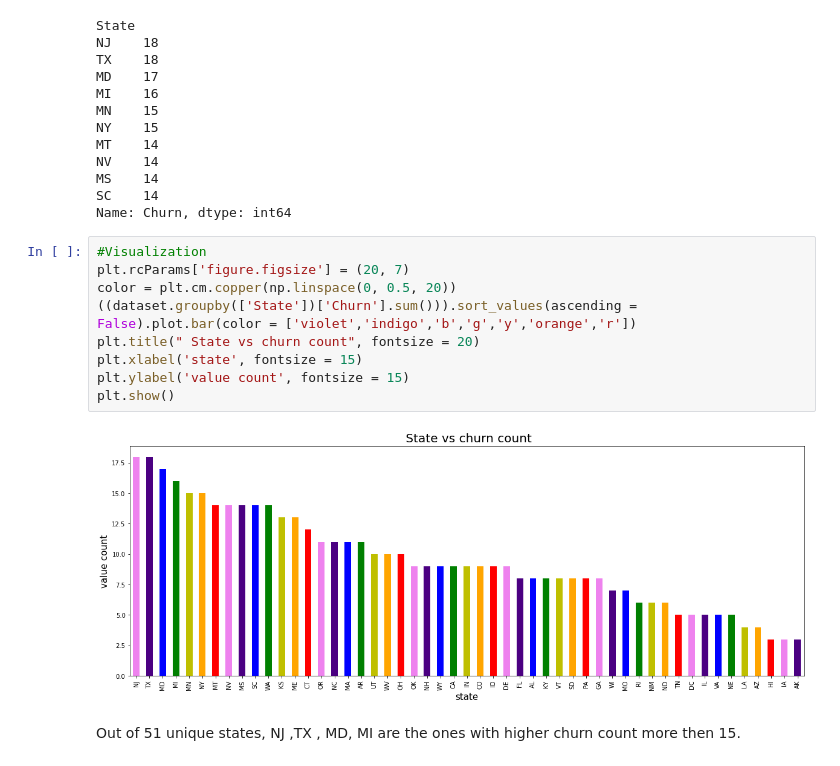
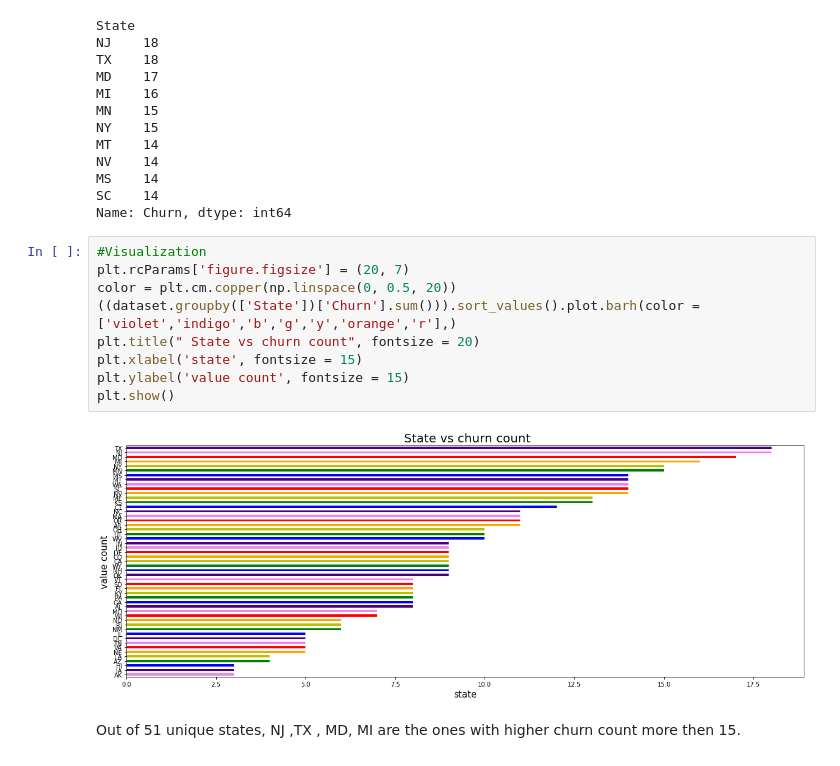
Before and after one commit to Turu594/Telecom_Churn_Analysis, a Jupyter notebook: Team_Note_book_Telecom_Churn_Analysis_Capstone_Project.ipynb, the cells around one changed output. Cells and saved outputs as stored; diff of their text form.

```diff
--- a/Team_Note_book_Telecom_Churn_Analysis_Capstone_Project.ipynb
+++ b/Team_Note_book_Telecom_Churn_Analysis_Capstone_Project.ipynb
@@ -299,14 +273,14 @@ Name: Churn, dtype: int64
 # %%
 #Visualization
 plt.rcParams['figure.figsize'] = (20, 7)
 color = plt.cm.copper(np.linspace(0, 0.5, 20))
-((dataset.groupby(['State'])['Churn'].sum())).sort_values(ascending = False).plot.bar(color = ['violet','indigo','b','g','y','orange','r'])
+((dataset.groupby(['State'])['Churn'].sum())).sort_values().plot.barh(color = ['violet','indigo','b','g','y','orange','r'],)
 plt.title(" State vs churn count", fontsize = 20)
 plt.xlabel('state', fontsize = 15)
 plt.ylabel('value count', fontsize = 15)
 plt.show()
 # %% [output]
-[figure, old version]
+[figure, new version]
 # %% [markdown]
   Out of 51 unique states, NJ ,TX , MD, MI are the ones with higher churn count more then 15.
 # %% [markdown]
```
Also changed, not shown: parts of 5 cells of this notebook.
